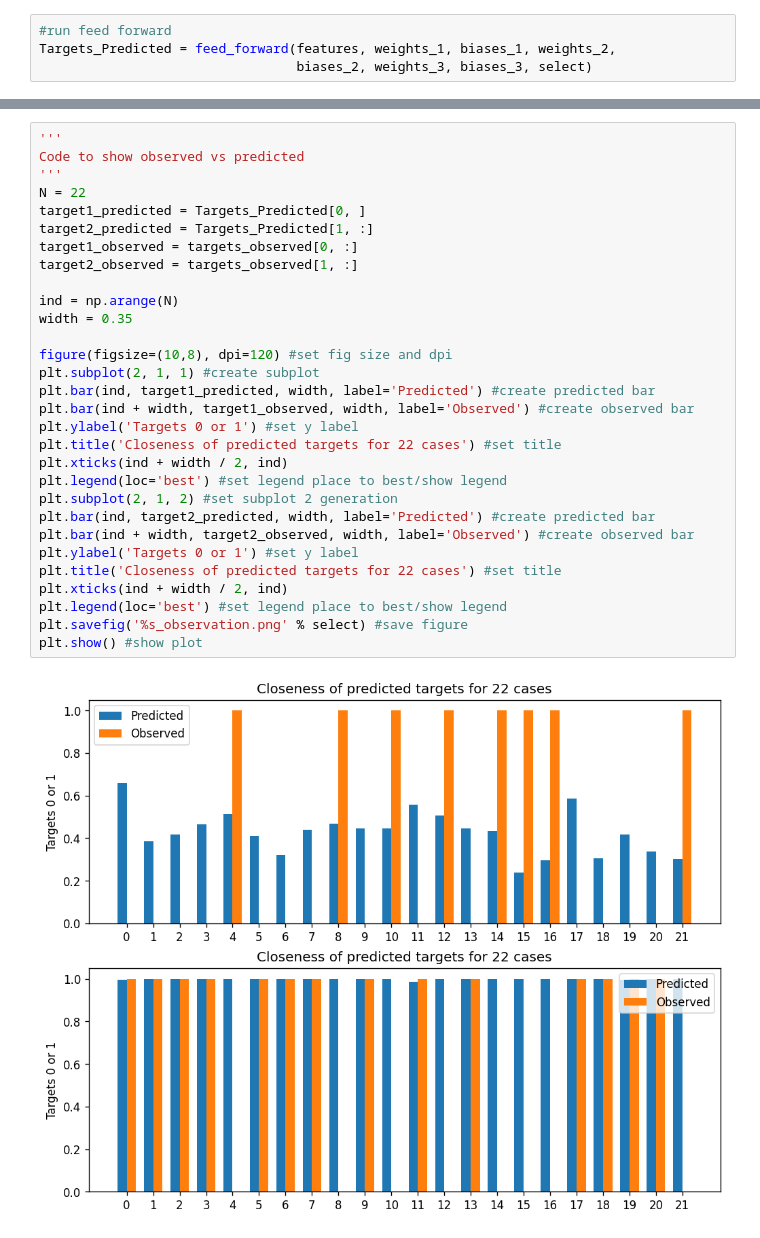
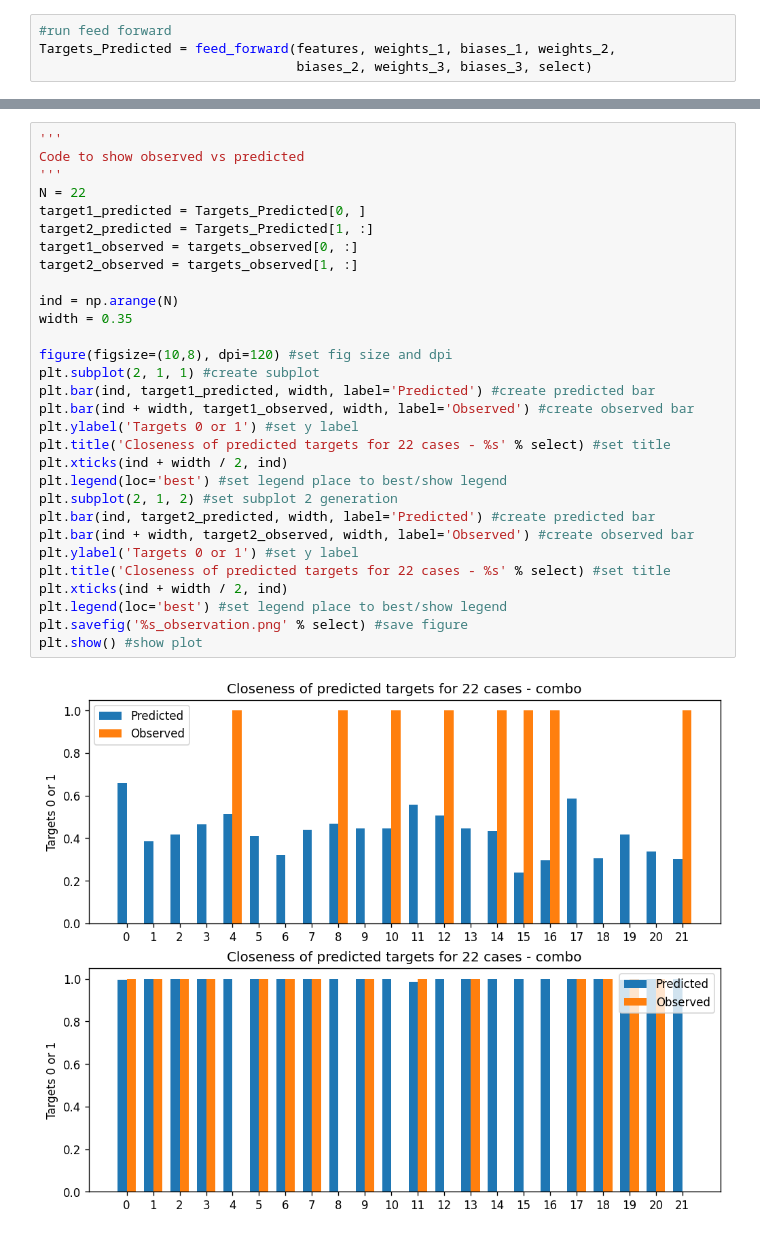
Before and after one commit to danner26/DSSA-5001-5102, a Jupyter notebook: DSSA-5104_Deep_Learning/Project1/Feedforward-N_Cases-DanielWAnner.ipynb, the cells around one changed output, grey strips where cells are left out. Saved outputs shown, nothing was run; the diff lists cells and outputs as text.

Commit message:
Caught title error - redid graphs

```diff
--- a/DSSA-5104_Deep_Learning/Project1/Feedforward-N_Cases-DanielWAnner.ipynb
+++ b/DSSA-5104_Deep_Learning/Project1/Feedforward-N_Cases-DanielWAnner.ipynb
@@ -247,32 +247,32 @@ Features :
 # %%
 '''
 Code to show observed vs predicted
 '''
 N = 22
 target1_predicted = Targets_Predicted[0, ]
 target2_predicted = Targets_Predicted[1, :]
 target1_observed = targets_observed[0, :]
 target2_observed = targets_observed[1, :]
 
 ind = np.arange(N)
 width = 0.35
 
 figure(figsize=(10,8), dpi=120) #set fig size and dpi
 plt.subplot(2, 1, 1) #create subplot
 plt.bar(ind, target1_predicted, width, label='Predicted') #create predicted bar
 plt.bar(ind + width, target1_observed, width, label='Observed') #create observed bar
 plt.ylabel('Targets 0 or 1') #set y label
-plt.title('Closeness of predicted targets for 22 cases') #set title
+plt.title('Closeness of predicted targets for 22 cases - %s' % select) #set title
 plt.xticks(ind + width / 2, ind)
 plt.legend(loc='best') #set legend place to best/show legend
 plt.subplot(2, 1, 2) #set subplot 2 generation
 plt.bar(ind, target2_predicted, width, label='Predicted') #create predicted bar
 plt.bar(ind + width, target2_observed, width, label='Observed') #create observed bar
 plt.ylabel('Targets 0 or 1') #set y label
-plt.title('Closeness of predicted targets for 22 cases') #set title
+plt.title('Closeness of predicted targets for 22 cases - %s' % select) #set title
 plt.xticks(ind + width / 2, ind)
 plt.legend(loc='best') #set legend place to best/show legend
 plt.savefig('%s_observation.png' % select) #save figure
 plt.show() #show plot
 # %% [output]
-[figure, old version]
+[figure, new version]
```
Also changed, not shown: parts of 1 cell of this notebook, 6 other files.
